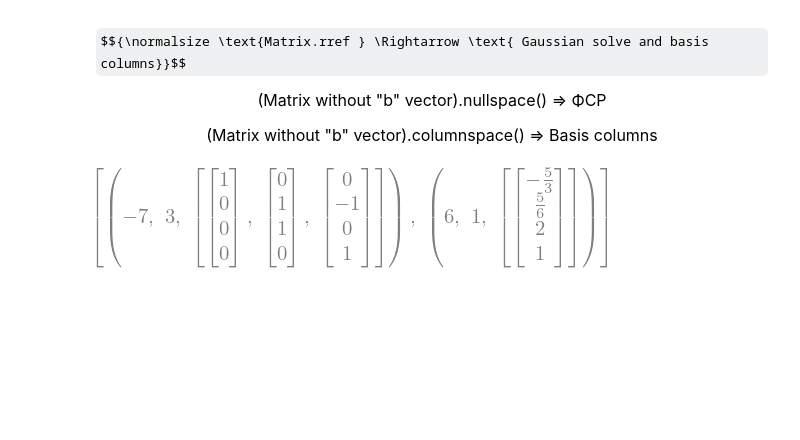
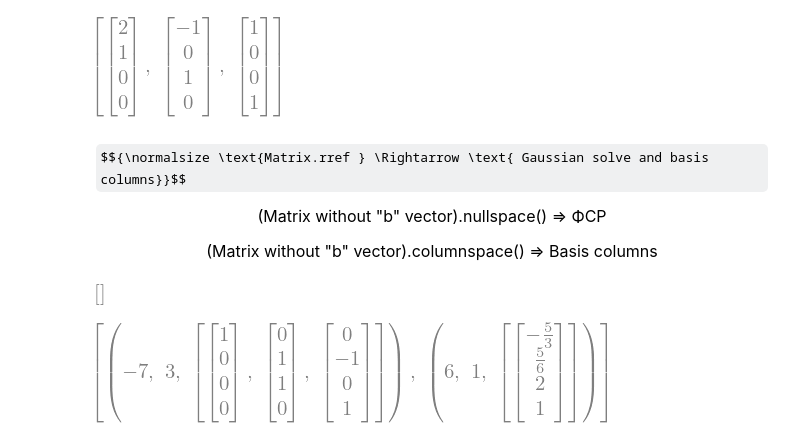
Before and after one commit to lilpuzeen/Calculus-S1-2, a Jupyter notebook: LinAlg/HW/fourth.ipynb, the cells around one changed output. Cells and saved outputs as stored; diff of their text form; code cells hidden in the pictures; some formulas as TeX source; blank space fills up the shorter version.

```diff
--- a/LinAlg/HW/fourth.ipynb
+++ b/LinAlg/HW/fourth.ipynb
@@ -6,7 +17,17 @@ init_printing(use_unicode=True)
+# %%
+test = Matrix([[1, -2, 1, -1], [1, -2, 1, -1], [-3, 6, -3, 3], [-5, 10, -5, 5]])
+test.nullspace()
+# %% [output]
+[figure, added]
 # %% [markdown]
 $${\normalsize \text{Matrix.rref } \Rightarrow \text{ Gaussian solve and basis columns}}$$
 <p style="font-size: 16px; text-align:center">(Matrix without "b" vector).nullspace() => ФСР</p>
 <p style="font-size: 16px; text-align:center">(Matrix without "b" vector).columnspace() => Basis columns</p>
+# %%
+kr10 = Matrix([[1, 1, -1], [0, 1, -2], [1, 2, -2]])
+kr10.nullspace()
+# %% [output]
+[figure, added]
 # %%
 Matrix([[-7, 130, -130, 130],
         [0, -72, 65, -65],
```
Also changed, not shown: parts of 29 cells of this notebook, 26 other files.
